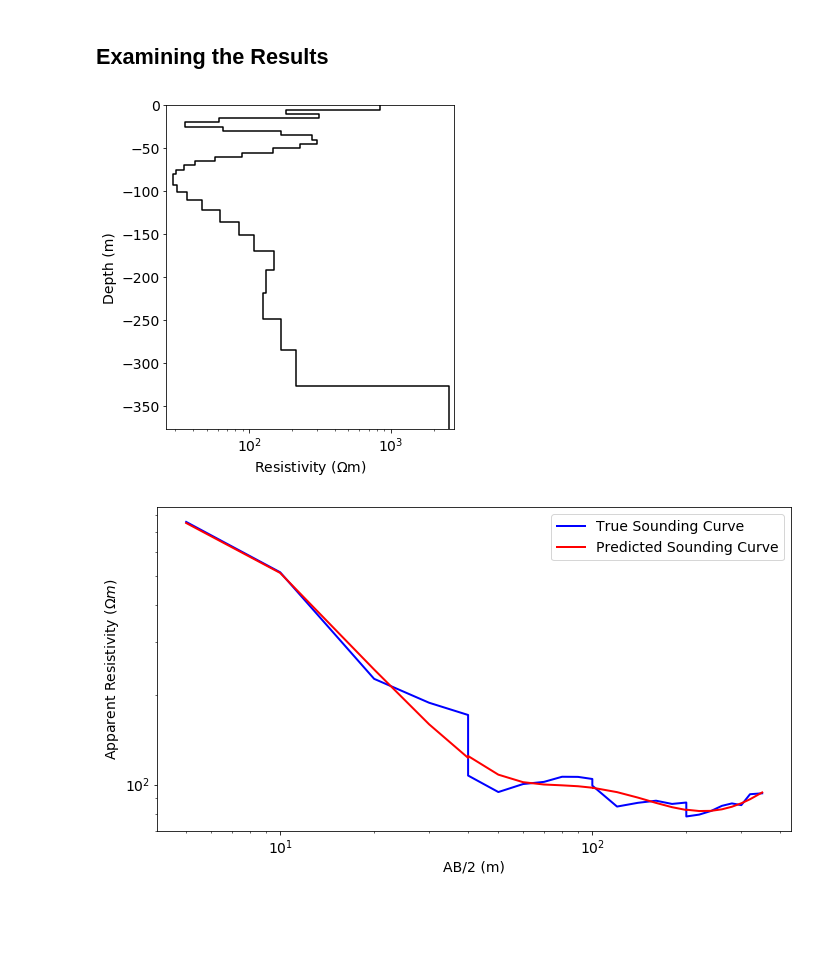
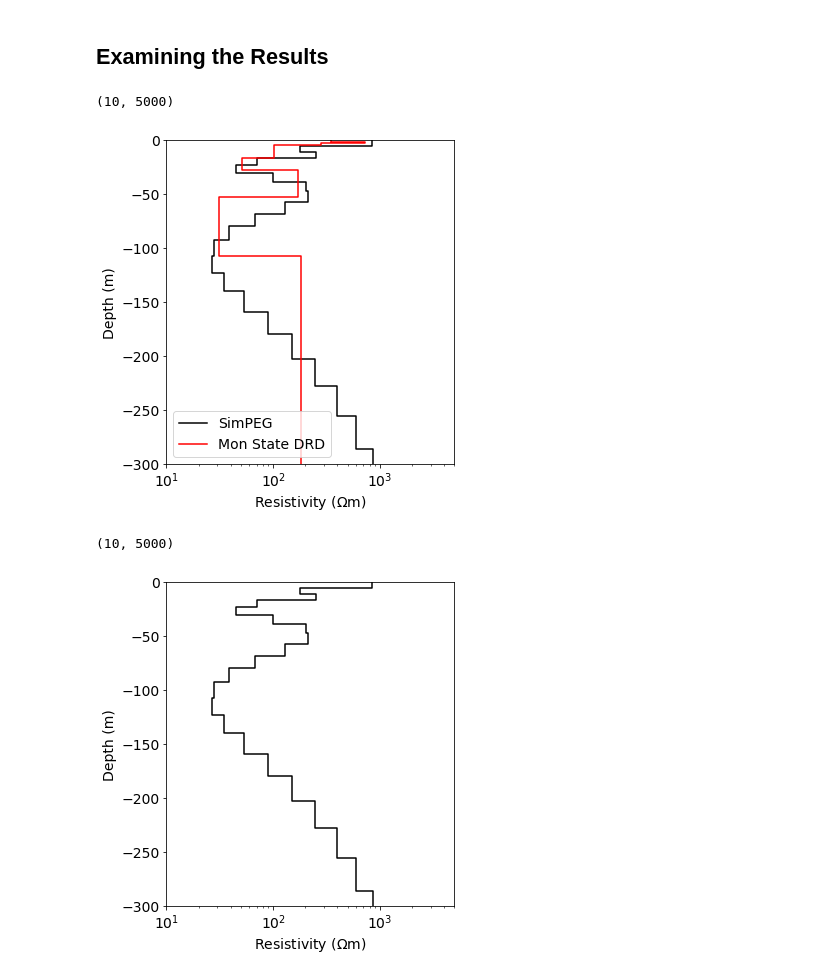
Before and after one commit to simpeg-research/gwb-dc-inversions, a Jupyter notebook: notebooks_devin/DC1D_inv.ipynb, the cells around one changed output. Drawn from its saved outputs; the diff is of its cells as text; code cells hidden in the pictures; blank space fills up the shorter version.

```diff
--- a/notebooks_devin/DC1D_inv.ipynb
+++ b/notebooks_devin/DC1D_inv.ipynb
@@ -64,6 +64,8 @@ data values.
 # %%
 # Load data
 dobs = np.loadtxt(str(data_filename), skiprows=1)
+
+starting_resistivity = np.median(dobs)
 
 # Extract source and receiver electrode locations and the observed data
 half_AB_separations = dobs[:, half_AB_column]
@@ -179,15 +181,15 @@ dmis.W = 1./uncertainties
 
 # Define the regularization (model objective function)
 reg = regularization.Simple(
-    mesh, alpha_s=1., alpha_x=1., mref=starting_model
+    mesh, alpha_s=1e-3, alpha_x=1., mref=starting_model
 )
 
 # Create model weights based on sensitivity matrix (sensitivity weighting). This is
 # done to counteract the inversion's desire to place structures only at regions
 # of very high sensitivity.
-wr = np.sum(simulation.getJ(starting_model)**2, axis=0)**0.5
-wr = (wr/np.max(np.abs(wr)))
-reg.cell_weights = wr  # include in regularization
+# wr = np.sum(simulation.getJ(starting_model)**2, axis=0)**0.5
+# wr = (wr/np.max(np.abs(wr)))
+# reg.cell_weights = wr  # include in regularization
 
 # Define how the optimization problem is solved. Here we will use an inexact
 # Gauss-Newton approach that employs the conjugate gradient solver.
@@ -212,7 +214,7 @@ starting_beta = directives.BetaEstimate_ByEig(beta0_ratio=1e0)
 # Set the rate of reduction in trade-off parameter (beta) each time the
 # the inverse problem is solved. And set the number of Gauss-Newton iterations
 # for each trade-off paramter value.
-beta_schedule = directives.BetaSchedule(coolingFactor=5., coolingRate=3.)
+beta_schedule = directives.BetaSchedule(coolingFactor=2., coolingRate=1.)
 
 # Apply and update sensitivity weighting as the model updates
 update_sensitivity_weights = directives.UpdateSensitivityWeights()
@@ -225,7 +227,7 @@ target_misfit = directives.TargetMisfit(chifact=1)
 
 # The directives are defined as a list.
 directives_list = [
-    starting_beta, beta_schedule, update_sensitivity_weights,
+    starting_beta, beta_schedule,
     save_iteration, target_misfit
     ]
 # %% [markdown]
@@ -260,28 +262,42 @@ x0 has any nan: 0
 ------------------------- DONE! -------------------------
+# %%
+res_tmp = np.array([348.4, 722.9, 282, 100.8, 51.4, 170.8, 31.1, 184.3])
+thick_tmp = np.array([1.4, 1.6, 1.4, 12.1, 11.4, 25.1, 54.2])
+plotting_mesh_tmp = TensorMesh([np.r_[thick_tmp, 200]], '0')
 # %% [markdown]
 Examining the Results
 ---------------------
 # %%
 # Plot true model and recovered model
 fig = plt.figure(figsize=(5, 5))
 mpl.rcParams.update({'font.size': 14})
 x_min = np.min(model_map*recovered_model)
 x_max = np.max(model_map*recovered_model)
 
 ax1 = fig.add_axes([0.05, 0.05, 0.8, 0.9])
 plot_layer(model_map*recovered_model, mesh, ax=ax1, depth_axis=False)
-ax1.set_xlim(0.9*x_min, 1.1*x_max)
-
-# Plot the true and apparent resistivities on a sounding curve
-fig = plt.figure(figsize=(11, 5))
-mpl.rcParams.update({'font.size': 14})
-ax1 = fig.add_axes([0.05, 0.05, 0.8, 0.9])
-ax1.loglog(half_AB_separations, dobs, 'b', lw=2)
-ax1.loglog(half_AB_separations, inv_prob.dpred, 'r', lw=2)
-ax1.set_xlabel("AB/2 (m)")
-ax1.set_ylabel("Apparent Resistivity ($\Omega m$)")
-ax1.legend(['True Sounding Curve','Predicted Sounding Curve'])
-plt.show()
+plot_layer(res_tmp, plotting_mesh_tmp, ax=ax1, depth_axis=False, color='r')
+ax1.legend(("SimPEG", "Mon State DRD"))
+# ax1.set_xlim(0.9*x_min, 1.1*x_max)
+ax1.set_ylim(-300, 0)
+ax1.set_xlim(10, 5000)
 # %% [output]
+(10, 5000)
-[figure, old version]
+[figure, new version]
-[figure, removed]
+# %%
+# Plot true model and recovered model
+fig = plt.figure(figsize=(5, 5))
+mpl.rcParams.update({'font.size': 14})
+x_min = np.min(model_map*recovered_model)
+x_max = np.max(model_map*recovered_model)
+
+ax1 = fig.add_axes([0.05, 0.05, 0.8, 0.9])
+plot_layer(model_map*recovered_model, mesh, ax=ax1, depth_axis=False)
+# plot_layer(res_tmp, plotting_mesh_tmp, ax=ax1, depth_axis=False, color='r')
+# ax1.legend(("SimPEG", "Mon State DRD"))
+# ax1.set_xlim(0.9*x_min, 1.1*x_max)
+ax1.set_ylim(-300, 0)
+ax1.set_xlim(10, 5000)
+# %% [output]
+(10, 5000)
+[figure, added]
```
Also changed, not shown: parts of 3 cells of this notebook, 5 other files.
